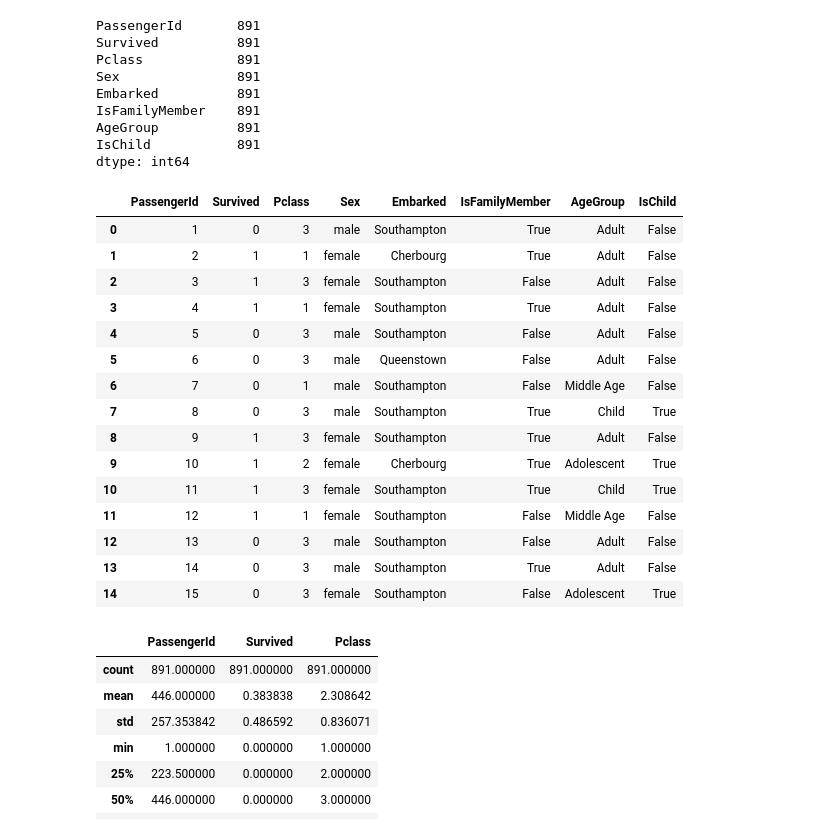
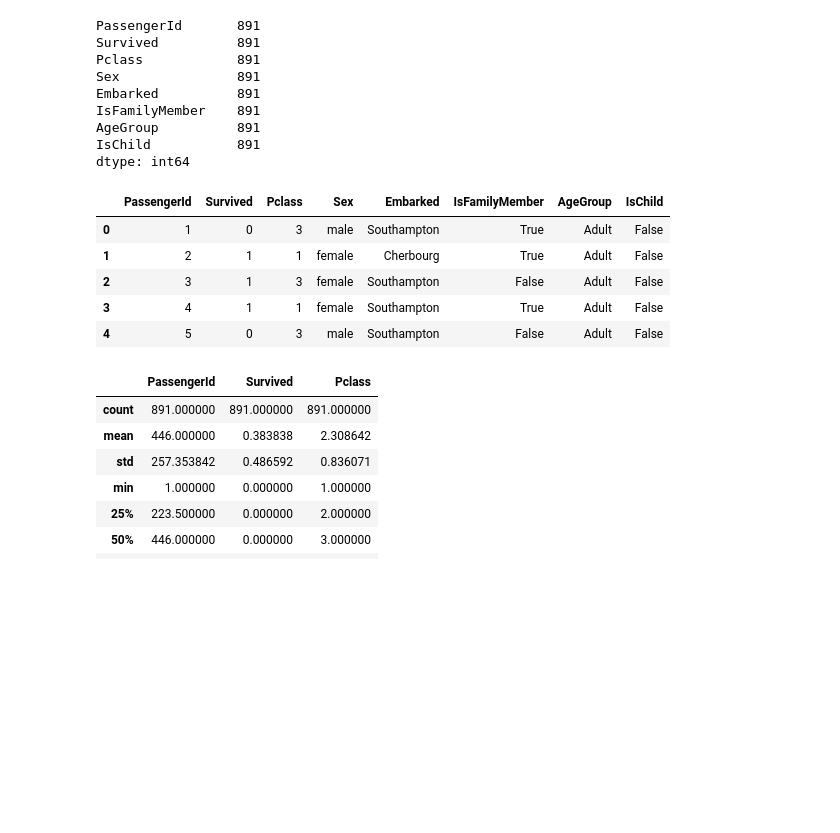
Before and after one commit to jenslaufer/data-analyst-nanodegree, a Jupyter notebook: p2/Assignment/Titanic Data.ipynb, the cells around one changed output. Saved outputs shown, nothing was run; the diff lists cells and outputs as text; code cells hidden in the pictures; blank space fills up the shorter version.

```diff
--- a/p2/Assignment/Titanic Data.ipynb
+++ b/p2/Assignment/Titanic Data.ipynb
@@ -174,10 +207,0 @@ We define a new dataframe with rows where the deck is available:
-# %%
-def get_deck(cabin):
-    if cabin == cabin:
-        return cabin[0:1]
-    return cabin
-
-titanic_df['Deck'] = titanic_df.Cabin.apply(get_deck)
-deck_titanic_df = titanic_df.dropna(subset=['Deck'])
-del titanic_df['Cabin']
-del titanic_df['Deck']
@@ -262,24 +269,14 @@ AgeGroup          891
 IsChild           891
 dtype: int64
 # %%
-titanic_df.head(15)
+titanic_df.head()
 # %% [output]
 |  | PassengerId | Survived | Pclass | Sex | Embarked | IsFamilyMember | AgeGroup | IsChild |
 | 0 | 1 | 0 | 3 | male | Southampton | True | Adult | False |
 | 1 | 2 | 1 | 1 | female | Cherbourg | True | Adult | False |
 | 2 | 3 | 1 | 3 | female | Southampton | False | Adult | False |
 | 3 | 4 | 1 | 1 | female | Southampton | True | Adult | False |
 | 4 | 5 | 0 | 3 | male | Southampton | False | Adult | False |
-| 5 | 6 | 0 | 3 | male | Queenstown | False | Adult | False |
-| 6 | 7 | 0 | 1 | male | Southampton | False | Middle Age | False |
-| 7 | 8 | 0 | 3 | male | Southampton | True | Child | True |
-| 8 | 9 | 1 | 3 | female | Southampton | True | Adult | False |
-| 9 | 10 | 1 | 2 | female | Cherbourg | True | Adolescent | True |
-| 10 | 11 | 1 | 3 | female | Southampton | True | Child | True |
-| 11 | 12 | 1 | 1 | female | Southampton | False | Middle Age | False |
-| 12 | 13 | 0 | 3 | male | Southampton | False | Adult | False |
-| 13 | 14 | 0 | 3 | male | Southampton | True | Adult | False |
-| 14 | 15 | 0 | 3 | female | Southampton | False | Adolescent | True |
 # %%
 titanic_df.describe()
 # %% [output]
```
Also changed, not shown: parts of 26 cells of this notebook.
